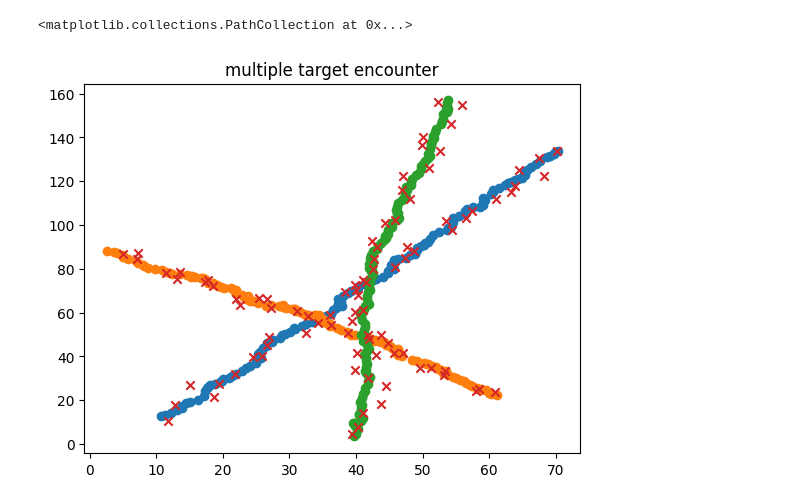
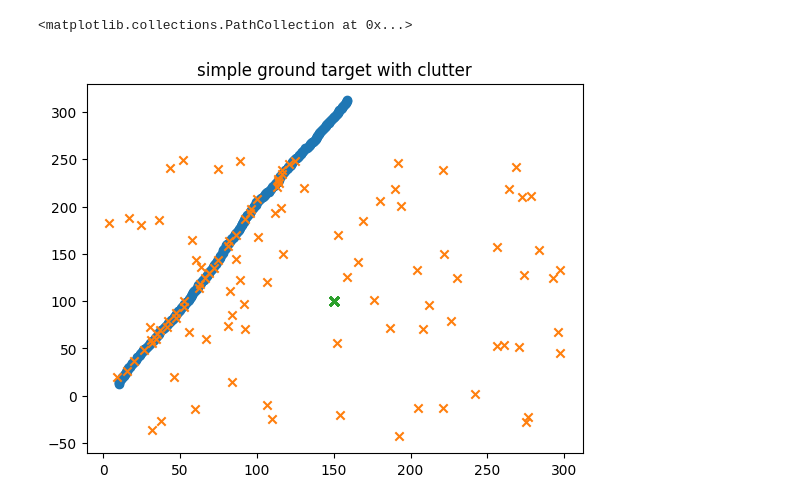
Before and after one commit to eholmgre/tda, a Jupyter notebook: notebook/Untitled.ipynb, the cells around one changed output. Drawn from its saved outputs; the diff is of its cells as text; code cells hidden in the pictures.

Commit message:
radar and clutter

```diff
--- a/notebook/Untitled.ipynb
+++ b/notebook/Untitled.ipynb
@@ -156,23 +158,48 @@ axs[5].plot(kf2_record["t"], kf2_record["x_hat"][:, 5], color="red", label="filt
+# %%
+sim3 = Simulation(sim_length=150)
+
+extent = np.array([[-150, -150, 0],
+                   [150, 150, 10]]).T
+
+platform = LTIObject(1, np.array([150, 100, 0]), sim3, np.zeros((3, 3)))
+oracle = Oracle(1, platform, 2.0, np.eye(3) * 2.25, prob_detect=1.0, field_of_regard=extent)
+oracle.add_clutter_model(clutter_model.PoissonClutter(oracle, 1))
+platform.add_payload(oracle)
+
+target_Q = np.zeros((6, 6))
+target_Q[0, 0] = 0.11
+target_Q[1, 1] = 0.07
+
+target = LTIObject(2, np.array([10, 12, 0, 1, 2, 0]), sim3, target_Q)
+
+sim3._sim_objects.extend([platform, target])
+
+sim3_records = sim3.run()
+
+plt.title("simple ground target with clutter")
+plt.scatter(sim3_records["lti_object2"]["x"], sim3_records["lti_object2"]["y"])
+plt.scatter(sim3_records["oracle1"]["target_x"] + sim3_records["oracle1"]["sensor_x"], sim3_records["oracle1"]["target_y"] + sim3_records["oracle1"]["sensor_y"], marker="x")
+plt.scatter(sim3_records["oracle1"]["sensor_x"], sim3_records["oracle1"]["sensor_y"], marker="x")
+# %% [output]
+<matplotlib.collections.PathCollection at 0x...>
+[figure, added]
 # %%
-sim3 = Simulation()
+sim4 = Simulation()
 
-platform = LTIObject(1, np.array([2, 3, 0]), sim3, np.zeros((3, 3)))
-oracle = Oracle(1, platform, 2.0, 1.0, np.eye(3) * 2.25)
+platform = LTIObject(1, np.array([2, 3, 0]), sim4, np.zeros((3, 3)))
+oracle = Oracle(1, platform, 2.0, np.eye(3) * 2.25)
 platform.add_payload(oracle)
 
 target_Q = np.zeros((6, 6))
 target_Q[0, 0] = 0.25
 target_Q[1, 1] = 0.33
 
-target = LTIObject(2, np.array([10, 12, 0, 1, 2, 0]), sim3, target_Q)
-target2 = LTIObject(3, np.array([2, 88, 0, 1, -1, 0]), sim3, target_Q)
-target3 = LTIObject(4, np.array([40, 3, 0, 0.3, 2.5, 0]), sim3, target_Q)
+target = LTIObject(2, np.array([10, 12, 0, 1, 2, 0]), sim4, target_Q)
+target2 = LTIObject(3, np.array([2, 88, 0, 1, -1, 0]), sim4, target_Q)
+target3 = LTIObject(4, np.array([40, 3, 0, 0.3, 2.5, 0]), sim4, target_Q)
 
 
-sim3._sim_objects.extend([platform, target, target2, target3])
+sim4._sim_objects.extend([platform, target, target2, target3])
 
-sim3_records = sim3.run()
+sim4_records = sim4.run()
-# %% [output]
-<matplotlib.collections.PathCollection at 0x...>
-[figure, removed]
 # %%
```
Also changed, not shown: parts of 6 cells of this notebook, 6 other files.
